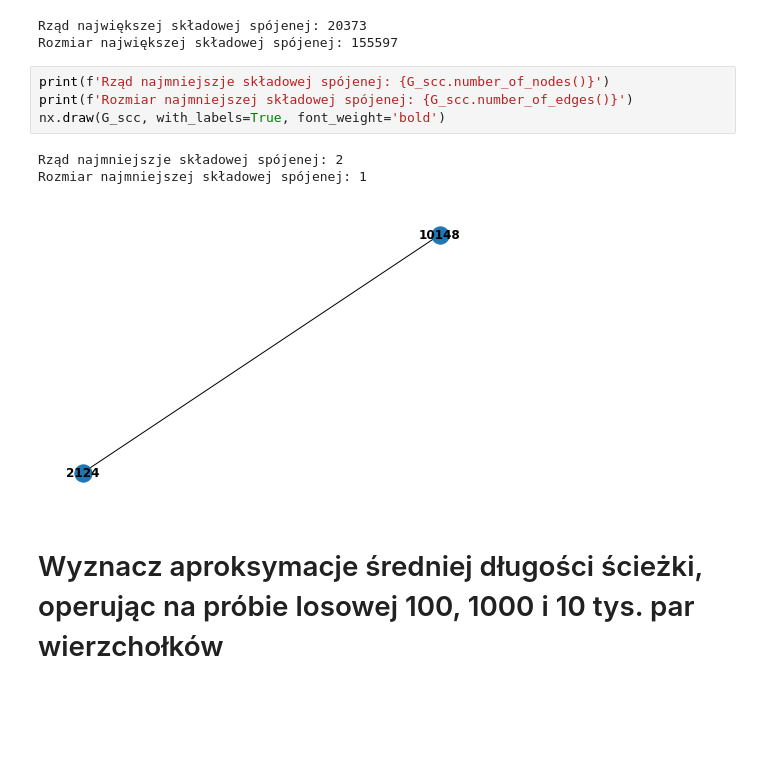
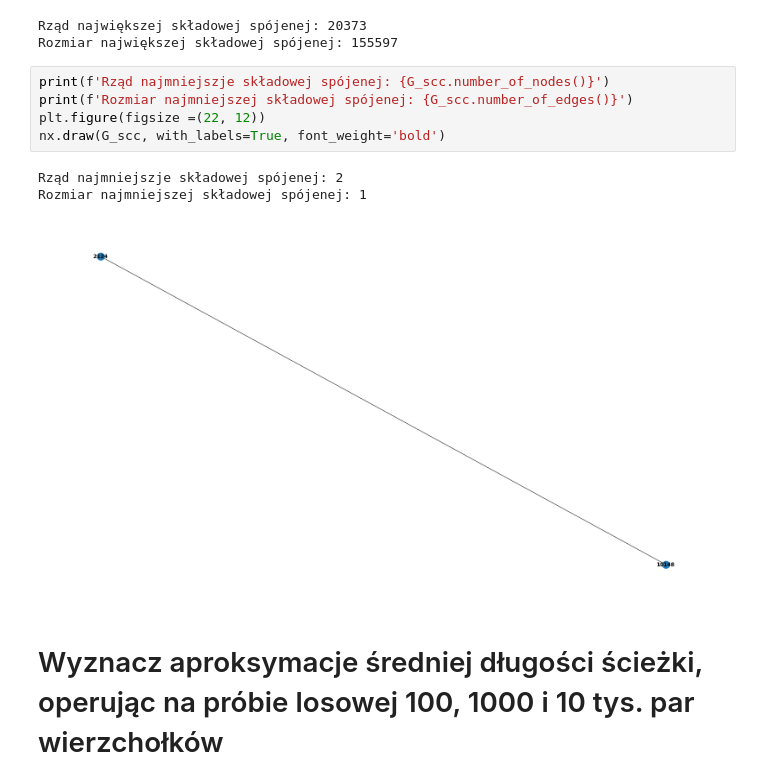
Before and after one commit to agrudkow/tass-project-1, a Jupyter notebook: notebooks/TASS_project_1.ipynb, the cells around one changed output. Saved outputs shown, nothing was run; the diff lists cells and outputs as text; blank space fills up the shorter version.

```diff
--- a/notebooks/TASS_project_1.ipynb
+++ b/notebooks/TASS_project_1.ipynb
@@ -79,11 +81,12 @@ Rozmiar największej składowej spójenej: 155597
 # %%
 print(f'Rząd najmniejszje składowej spójenej: {G_scc.number_of_nodes()}')
 print(f'Rozmiar najmniejszej składowej spójenej: {G_scc.number_of_edges()}')
+plt.figure(figsize =(22, 12))
 nx.draw(G_scc, with_labels=True, font_weight='bold')
 # %% [output]
 Rząd najmniejszje składowej spójenej: 2
 Rozmiar najmniejszej składowej spójenej: 1
-[figure, old version]
+[figure, new version]
 # %% [markdown]
 # Wyznacz aproksymacje średniej długości ścieżki, operując na próbie losowej 100, 1000 i 10 tys. par wierzchołków
 # %%
```
Also changed, not shown: parts of 21 cells of this notebook.
